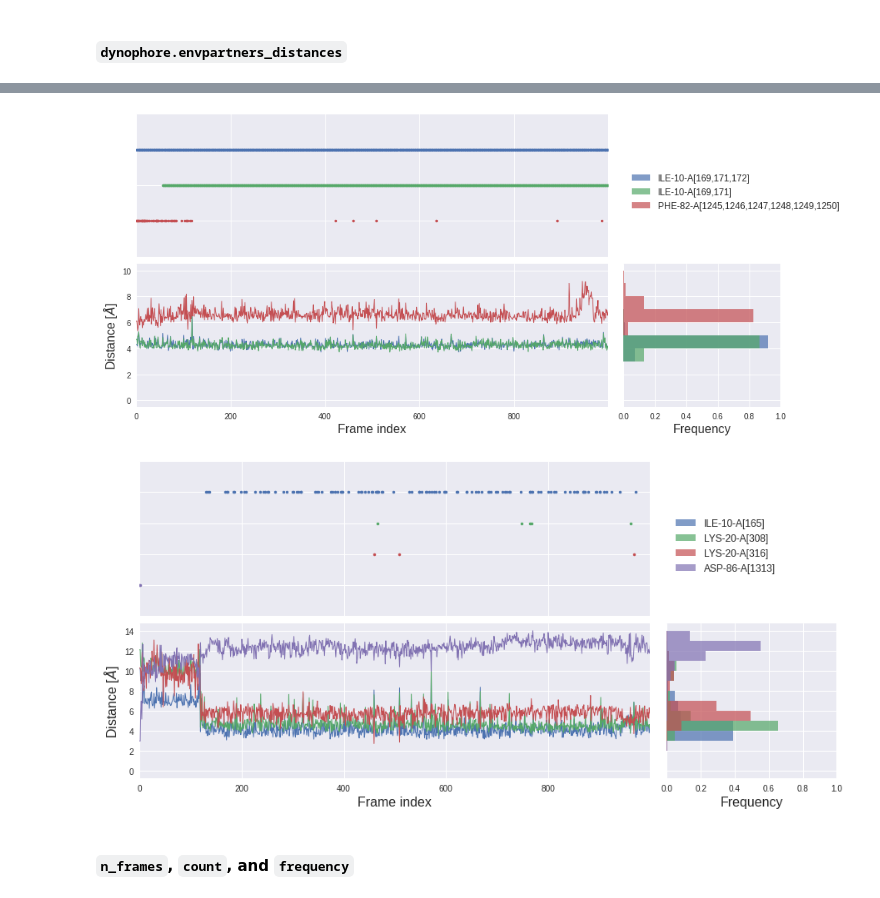
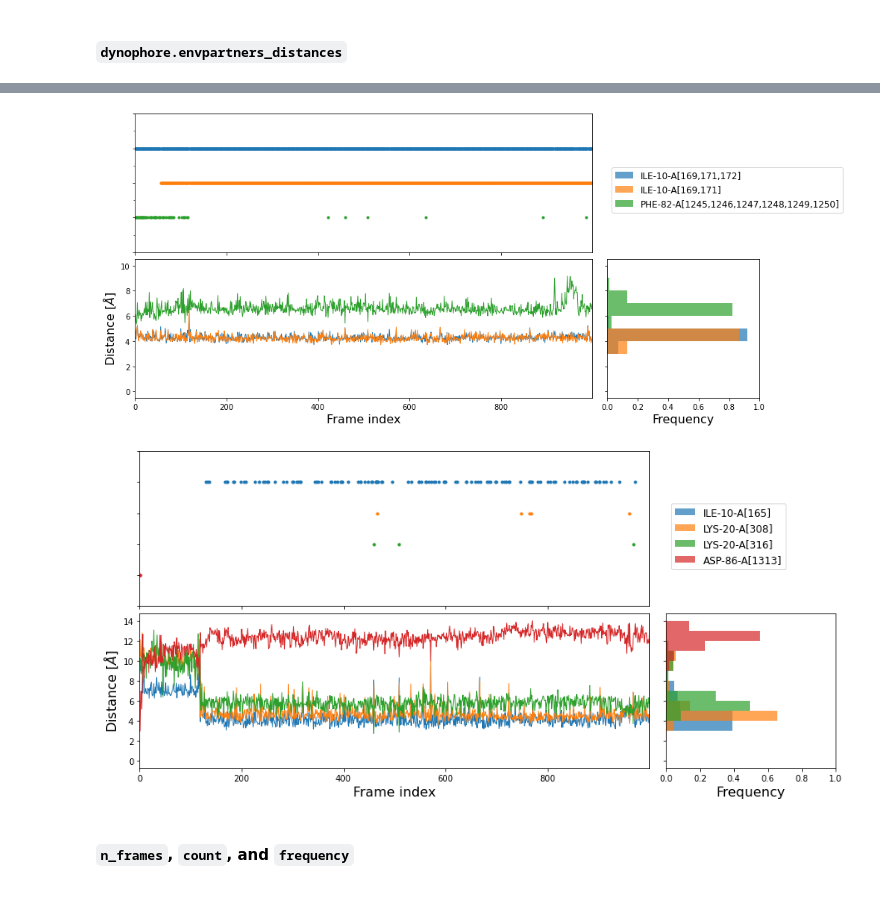
Before and after one commit to wolberlab/dynophores, a Jupyter notebook: docs/dynophores.ipynb, the cells around one changed output, grey strips where cells are left out. Cells and saved outputs as stored; diff of their text form; code cells hidden in the pictures.

```diff
--- a/docs/dynophores.ipynb
+++ b/docs/dynophores.ipynb
@@ -12,5 +13,5 @@ import dynophores
 # %%
-DATA = Path("../dynophores/tests/data/1KE7-1/out/DynophoreApp/data")
+DATA = Path("../dynophores/tests/data/1KE7-1/DynophoreApp/data")
 # %%
 dynophore_files = [file for file in DATA.glob("*")]
 len(dynophore_files)
@@ -68,0 +44,2 @@ A
+# %%
+dynophore = Dynophore.from_files(DATA)
@@ -166,13 +159,13 @@ dynophores.plots.plot_envpartner_distances(dynophore, "HBA[4619]", kind="hist")
 # %%
 superfeature_name = "H[4615,4623,4622,4613,4621,4614]"
-dynophores.plots.plot_envpartners(dynophore, superfeature_name)
+plots.plot_envpartners(dynophore, superfeature_name)
 # %% [output]
-[figure, old version]
+[figure, new version]
 # %%
 superfeature_name = "HBA[4619]"
-dynophores.plots.plot_envpartners(dynophore, superfeature_name)
+plots.plot_envpartners(dynophore, superfeature_name)
 # %% [output]
-[figure, old version]
+[figure, new version]
 # %% [markdown]
 #### `n_frames`, `count`, and `frequency`
 # %% [markdown]
```
Also changed, not shown: parts of 24 cells of this notebook, 44 other files.
